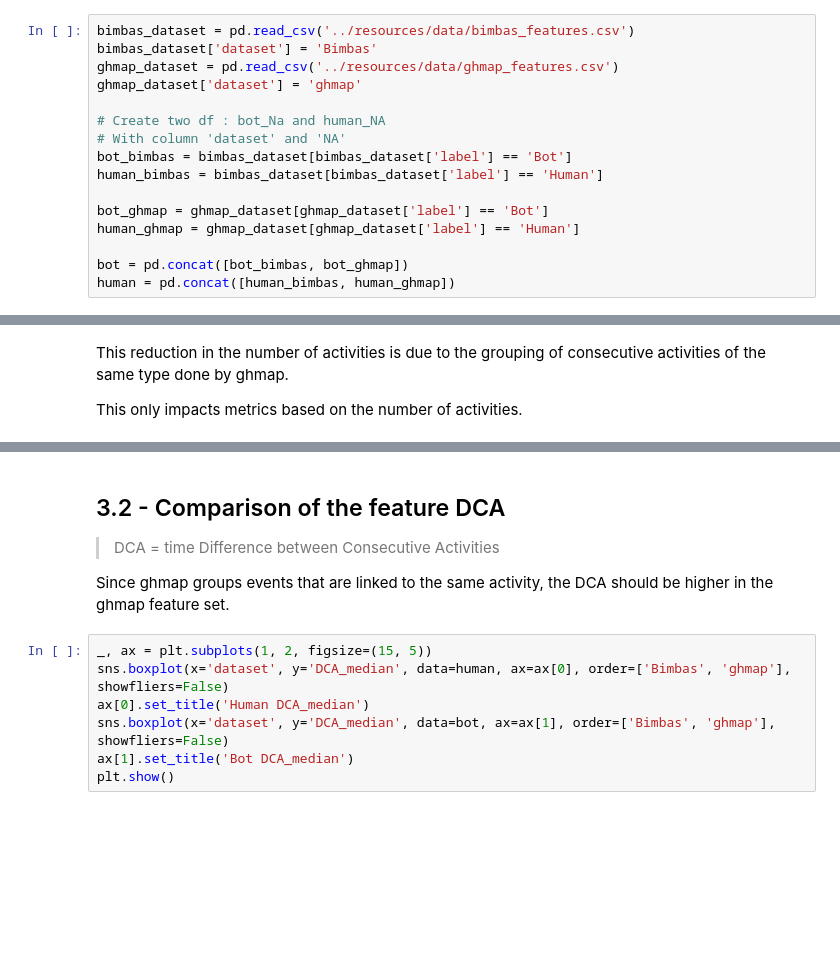
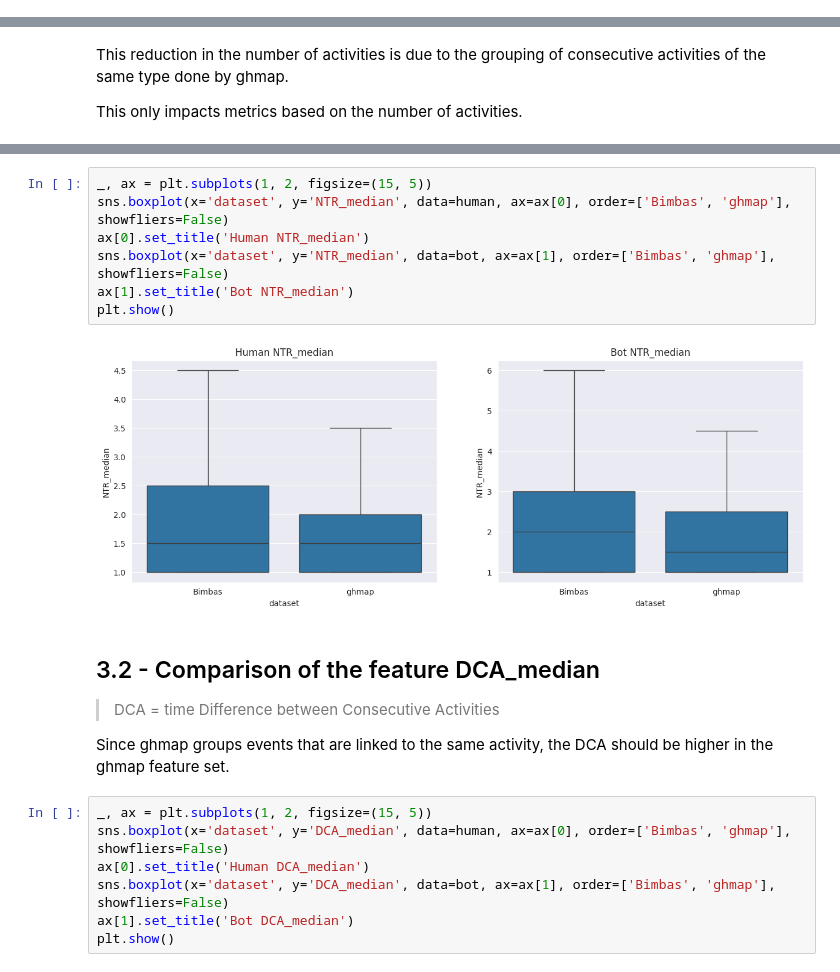
Before and after one commit to MrRose765/GitLab-Bot-identification, a Jupyter notebook: src/notebooks/data_analysis.ipynb, the cells around one changed output, grey strips where cells are left out. Cells and saved outputs as stored; diff of their text form; blank space fills up the shorter version.

```diff
--- a/src/notebooks/data_analysis.ipynb
+++ b/src/notebooks/data_analysis.ipynb
@@ -155,16 +210,0 @@ TLDR; Bimbas has a lot of contributors with 300 activities but ghmap reduce this
-# %%
-bimbas_dataset = pd.read_csv('../resources/data/bimbas_features.csv')
-bimbas_dataset['dataset'] = 'Bimbas'
-ghmap_dataset = pd.read_csv('../resources/data/ghmap_features.csv')
-ghmap_dataset['dataset'] = 'ghmap'
-
-# Create two df : bot_Na and human_NA
-# With column 'dataset' and 'NA'
-bot_bimbas = bimbas_dataset[bimbas_dataset['label'] == 'Bot']
-human_bimbas = bimbas_dataset[bimbas_dataset['label'] == 'Human']
-
-bot_ghmap = ghmap_dataset[ghmap_dataset['label'] == 'Bot']
-human_ghmap = ghmap_dataset[ghmap_dataset['label'] == 'Human']
-
-bot = pd.concat([bot_bimbas, bot_ghmap])
-human = pd.concat([human_bimbas, human_ghmap])
@@ -195,5 +236,14 @@ This only impacts metrics based on the number of activities.
+# %%
+_, ax = plt.subplots(1, 2, figsize=(15, 5))
+sns.boxplot(x='dataset', y='NTR_median', data=human, ax=ax[0], order=['Bimbas', 'ghmap'], showfliers=False)
+ax[0].set_title('Human NTR_median')
+sns.boxplot(x='dataset', y='NTR_median', data=bot, ax=ax[1], order=['Bimbas', 'ghmap'], showfliers=False)
+ax[1].set_title('Bot NTR_median')
+plt.show()
+# %% [output]
+[figure, added]
 # %% [markdown]
-## 3.2 - Comparison of the feature DCA
+## 3.2 - Comparison of the feature DCA_median
 > DCA = time Difference between Consecutive Activities
 
 Since ghmap groups events that are linked to the same activity, the DCA should be higher in the ghmap feature set.
```
Also changed, not shown: parts of 13 cells of this notebook, 3 other files.
